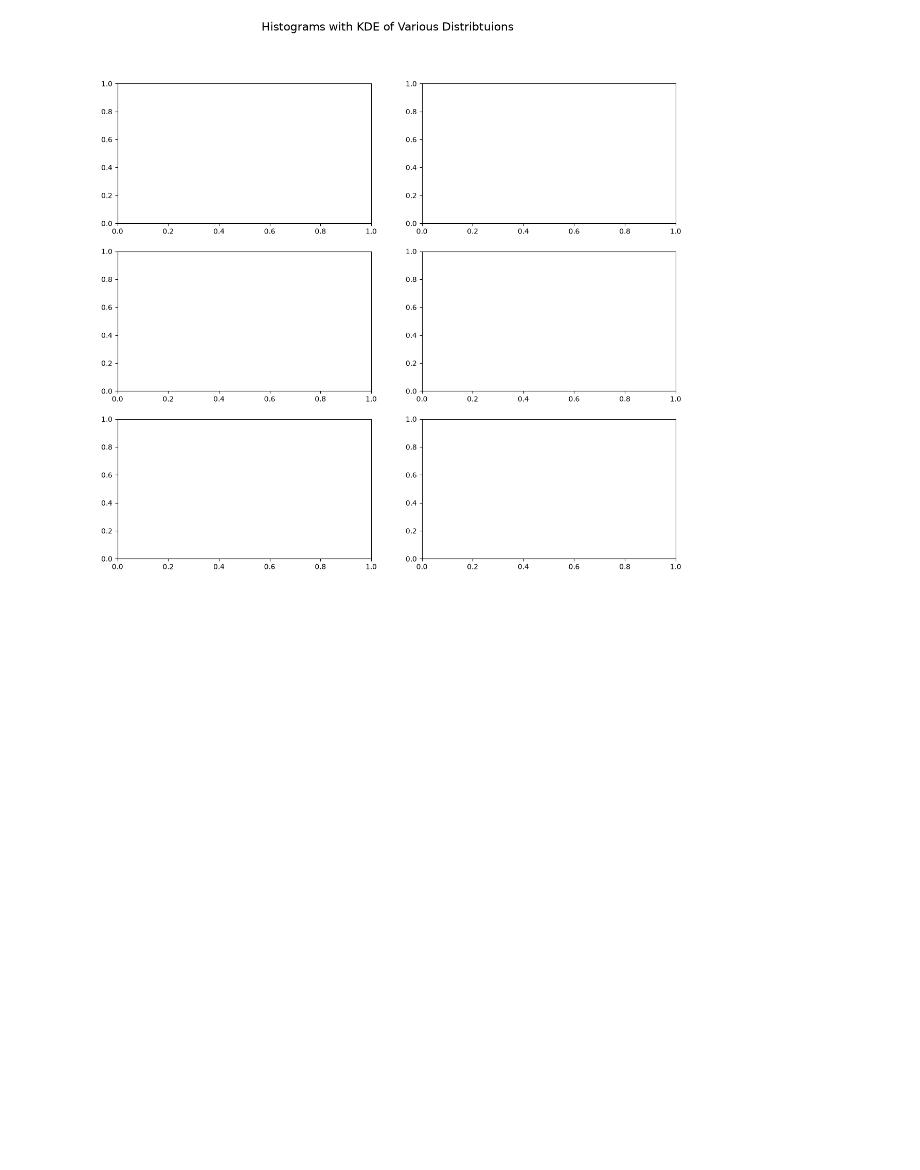
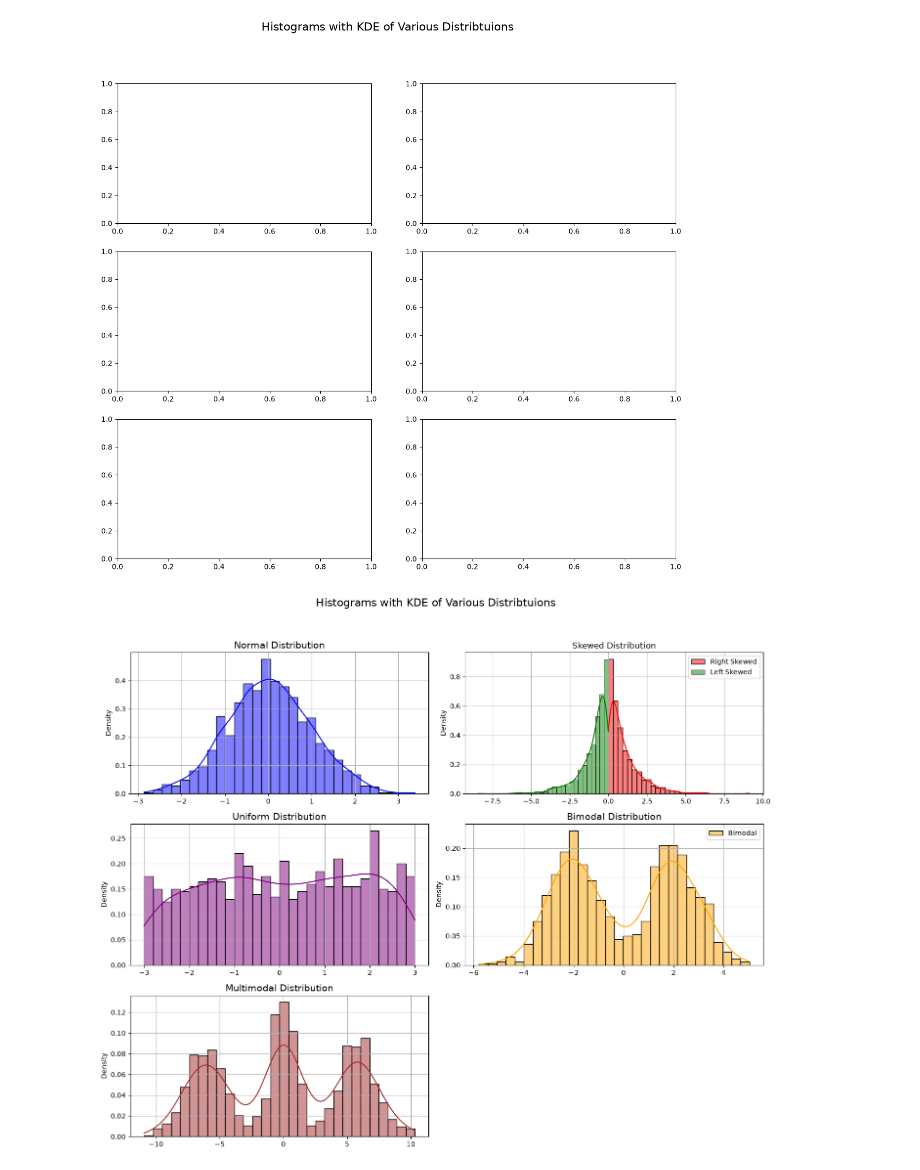
Before and after one commit to AbdulSamadSattar/iScale, a Jupyter notebook: DataRepresentation.ipynb, the cells around one changed output. Saved outputs shown, nothing was run; the diff lists cells and outputs as text; code cells hidden in the pictures; blank space fills up the shorter version.

```diff
--- a/DataRepresentation.ipynb
+++ b/DataRepresentation.ipynb
@@ -9,3 +9,58 @@ fig.suptitle('Histograms with KDE of Various Distribtuions', fontsize=16)
 # %% [output]
 Text(0.5, 0.98, 'Histograms with KDE of Various Distribtuions')
 [figure]
+# %%
+fig, axs = plt.subplots(3, 2, figsize=(14,12) )
+fig.suptitle('Histograms with KDE of Various Distribtuions', fontsize=16)
+
+# Normal Distribution (Gaussian Distribution)
+data_normal = np.random.normal(loc=0, scale=1, size=1000)
+sns.histplot(data_normal, kde=True, ax=axs[0, 0], color='blue',stat='density',bins=30)
+axs[0, 0].set_title('Normal Distribution', fontsize=14)
+# axs[0, 0].set_xlabel('Value', fontsize=12)
+# axs[0, 0].set_ylabel('Density', fontsize=12)
+axs[0, 0].grid(True)
+
+#skewed Distribution
+data_right_skewed = np.random.exponential(scale=1, size=1000) #Right skewed distribution
+data_left_skewed = -np.random.exponential(scale=1, size=1000) #Left skewed distribution
+sns.histplot(data_right_skewed, kde=True, ax=axs[0, 1], color='red',stat='density',bins=30,label='Right Skewed')
+sns.histplot(data_left_skewed, kde=True, ax=axs[0, 1], color='green',stat='density',bins=30,label='Left Skewed')
+axs[0, 1].set_title('Skewed Distribution')
+# axs[0, 1].set_xlabel('Value', fontsize=12)
+# axs[0, 1].set_ylabel('Density', fontsize=12)
+
+axs[0, 1].legend()
+axs[0, 1].grid(True)
+
+
+# Uniform Distribution
+data_uniform = np.random.uniform(low=-3, high=3, size=1000)
+sns.histplot(data_uniform, kde=True, ax=axs[1, 0], color='purple',stat='density',bins=30)
+axs[1, 0].set_title('Uniform Distribution', fontsize=14)
+axs[1, 0].grid(True)
+
+# Bimodal Distribution
+data_bimodal = np.concatenate([np.random.normal(loc=-2, scale=1, size=500), np.random.normal(loc=2, scale=1, size=500)])
+sns.histplot(data_bimodal, kde=True, ax=axs[1, 1], color='orange',stat='density',bins=30, label='Bimodal')
+axs[1, 1].set_title('Bimodal Distribution', fontsize=14)
+axs[1, 1].legend()
+axs[1, 1].grid(True)
+
+# Multimodal Distribution
+data_multimodal = np.concatenate(
+    [np.random.normal(loc=-6, scale=1.5, size=500),
+     np.random.normal(loc=0, scale=1, size=500),
+     np.random.normal(loc=6, scale=1.5, size=500)])
+sns.histplot(data_multimodal, kde=True, ax=axs[2, 0], color='brown',stat='density',bins=30, label='Multimodal')
+axs[2, 0].set_title('Multimodal Distribution', fontsize=14)
+axs[2, 0].grid(True)
+
+# Hide empty subplot (2,1)
+axs[2, 1].axis('off')
+
+# Adjust layout
+plt.tight_layout(rect=[0, 0.03, 1, 0.95])
+plt.show()
+# %% [output]
+[figure, added]
```
Also changed, not shown: 2 other files.
